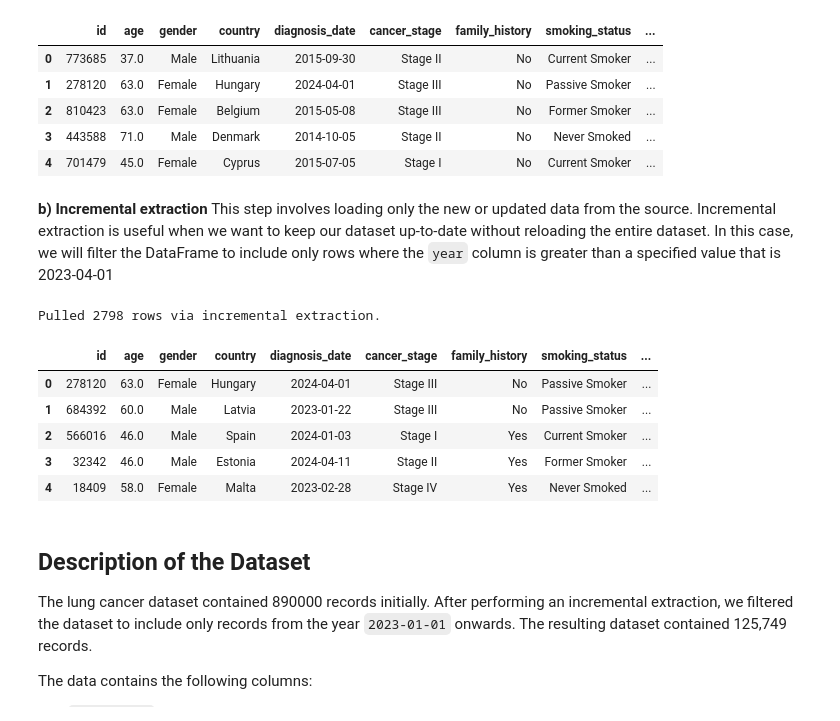
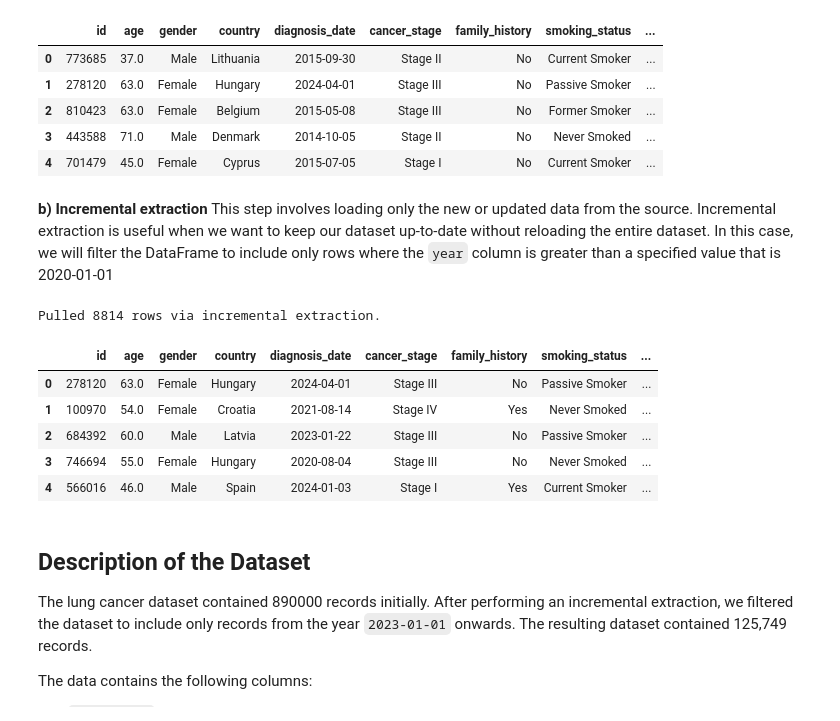
Before and after one commit to Campeon254/DataMining_GroupProject_-Calvin-Tanveer-Samantha-Patricia-Susan-Arlen-, a Jupyter notebook: notebooks/1_extract_transform.ipynb, the cells around one changed output. Saved outputs shown, nothing was run; the diff lists cells and outputs as text; code cells hidden in the pictures.

```diff
--- a/notebooks/1_extract_transform.ipynb
+++ b/notebooks/1_extract_transform.ipynb
@@ -54,34 +50,34 @@ Pulled 20000 rows via full extraction.
 | 4 | 701479 | 45.0 | Female | Cyprus | 2015-07-05 | Stage I | No | Current Smoker | ... |
 # %% [markdown]
 **b) Incremental extraction**
-This step involves loading only the new or updated data from the source. Incremental extraction is useful when we want to keep our dataset up-to-date without reloading the entire dataset. In this case, we will filter the DataFrame to include only rows where the `year` column is greater than a specified value that is 2023-04-01
+This step involves loading only the new or updated data from the source. Incremental extraction is useful when we want to keep our dataset up-to-date without reloading the entire dataset. In this case, we will filter the DataFrame to include only rows where the `year` column is greater than a specified value that is 2020-01-01
 # %%
 # set the last extraction date
-last_extraction = ("2023-01-01")
+last_extraction = ("2020-01-01")
 
 # Load cancer dataset
 incremental_ext = pd.read_csv("../data/raw.csv")
 
 # convert diagnosis date to datetime
 incremental_ext['diagnosis_date'] = pd.to_datetime(incremental_ext['diagnosis_date'], errors='coerce')
 
 # filter to include only rows where the diagnosis date is greater than the last extraction date
 incremental_ext = incremental_ext[incremental_ext["diagnosis_date"] > pd.to_datetime(last_extraction)]
 
 # reset the index of the DataFrame
 incremental_ext.reset_index(drop=True, inplace=True)
 
 # print output
 print(f"Pulled {len(incremental_ext)} rows via incremental extraction.")
 incremental_ext.head()
 # %% [output]
-Pulled 2798 rows via incremental extraction.
+Pulled 8814 rows via incremental extraction.
 |  | id | age | gender | country | diagnosis_date | cancer_stage | family_history | smoking_status | ... |
 | 0 | 278120 | 63.0 | Female | Hungary | 2024-04-01 | Stage III | No | Passive Smoker | ... |
-| 1 | 684392 | 60.0 | Male | Latvia | 2023-01-22 | Stage III | No | Passive Smoker | ... |
-| 2 | 566016 | 46.0 | Male | Spain | 2024-01-03 | Stage I | Yes | Current Smoker | ... |
-| 3 | 32342 | 46.0 | Male | Estonia | 2024-04-11 | Stage II | Yes | Former Smoker | ... |
-| 4 | 18409 | 58.0 | Female | Malta | 2023-02-28 | Stage IV | Yes | Never Smoked | ... |
+| 1 | 100970 | 54.0 | Female | Croatia | 2021-08-14 | Stage IV | Yes | Never Smoked | ... |
+| 2 | 684392 | 60.0 | Male | Latvia | 2023-01-22 | Stage III | No | Passive Smoker | ... |
+| 3 | 746694 | 55.0 | Female | Hungary | 2020-08-04 | Stage III | No | Never Smoked | ... |
+| 4 | 566016 | 46.0 | Male | Spain | 2024-01-03 | Stage I | Yes | Current Smoker | ... |
 # %% [markdown]
 ## Description of the Dataset
 The lung cancer dataset contained 890000 records initially. After performing an incremental extraction, we filtered the dataset to include only records from the year `2023-01-01` onwards. The resulting dataset contained 125,749 records.
```
Also changed, not shown: parts of 9 cells of this notebook, 2 other files.
